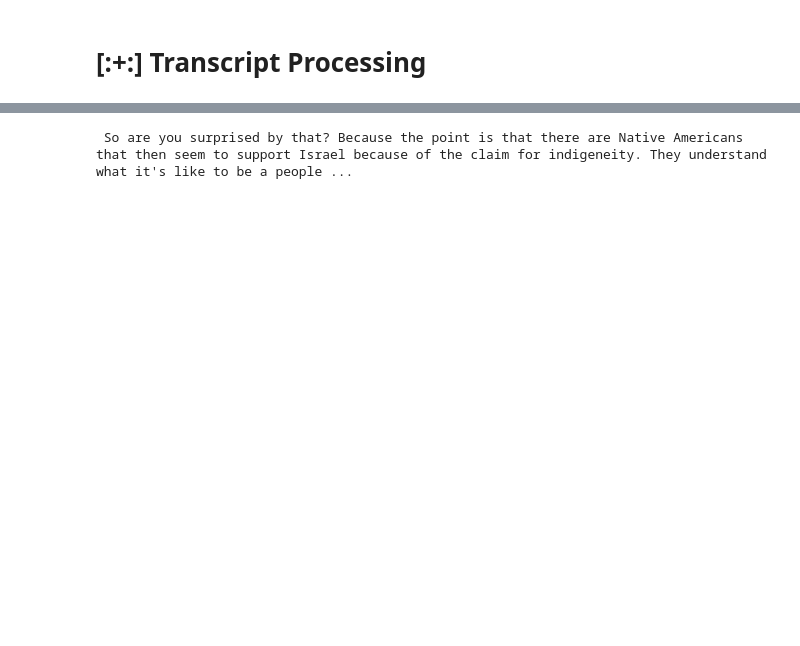
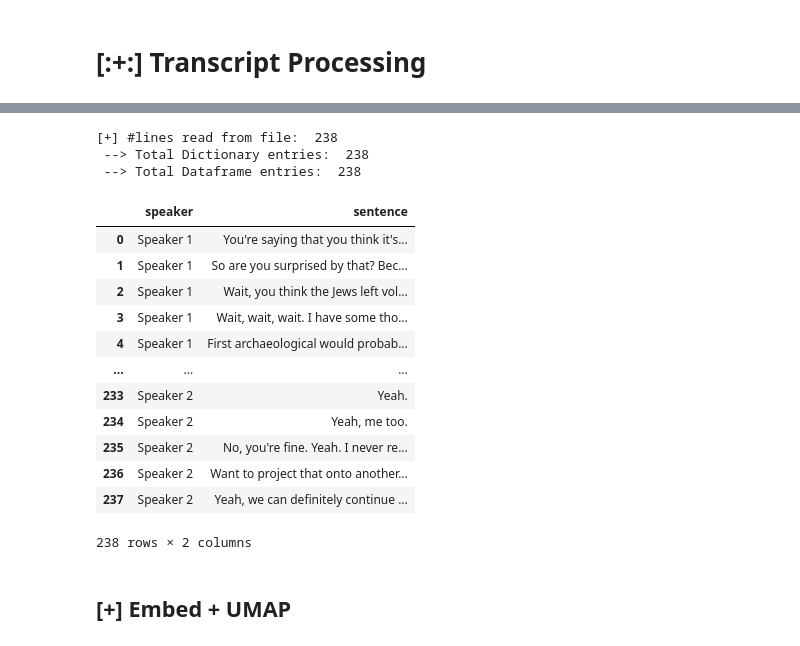
Before and after one commit to RyanAteser/Ideological_embeddings, a Jupyter notebook: TranscriptProcessing.ipynb, the cells around one changed output, grey strips where cells are left out. Cells and saved outputs as stored; diff of their text form; code cells hidden in the pictures; blank space fills up the shorter version.

Commit message:
processed the transcript to turn it into a mappable dictionary, UMAPPed the first 400 chars of every sentence with the speaker as th elabel, and could not eyeball any meaninguful clusters

```diff
--- a/TranscriptProcessing.ipynb
+++ b/TranscriptProcessing.ipynb
@@ -20,28 +13,58 @@ This will raise in a future version.
 # %%
 #Extract each line from the transcript, with no wordwrap, each line is a new speaker
 def readFile(filePath):
     with open(filePath, 'r') as file:
-        return file.read().split('\n')
+        lines= file.read().split('\n')
+        print('[+] #lines read from file: ',len(lines))
+        return lines
 
 # Create a dictionary where each speaker is a key and their spoken sentences are the values
 def transMapper(lines):
     trans_map= {}
+    regex= r'(.+): (.+)'
     for i in range(len(lines)):
-        regex= r'(.+): (.+)'
-
-        if re.match(regex, lines[0]):
+        if re.match(regex, lines[i]):
             speaker= lines[i][0:9]
             sentence= lines[i][10:]
 
             if speaker not in trans_map:
                 trans_map[speaker]= []
-            else:
-                trans_map[speaker].append(sentence)
+            trans_map[speaker].append(sentence)
+        else:
+            print('--> Non-match: ', lines[i])
+    print(' --> Total Dictionary entries: ', sum([len(trans_map[k]) for k in trans_map.keys()])  )
     return trans_map
 
 
+def trans_dataFramer(trans_map):
+    ts_df= pd.DataFrame(columns= ['speaker', 'sentence'])
+    for speaker in trans_map.keys():
+        for sentence in trans_map[speaker]:
+            newEntry= pd.DataFrame([{'speaker': speaker, 'sentence':sentence}])
+            ts_df= pd.concat([ts_df, newEntry], ignore_index= True)
+    print(' --> Total Dataframe entries: ', len(ts_df))
+    return ts_df
+
 #------------------------------------------------------------------------------------------------
 filePath= r'transcript_noTimeStamp.txt'
-trans_map= transMapper(readFile(filePath))
+ts_df= trans_dataFramer(transMapper(readFile(filePath)))
+ts_df
 # %% [output]
- So are you surprised by that? Because the point is that there are Native Americans that then seem to support Israel because of the claim for indigeneity. They understand what it's like to be a people ...
+[+] #lines read from file:  238
+ --> Total Dictionary entries:  238
+ --> Total Dataframe entries:  238
+|  | speaker | sentence |
+| 0 | Speaker 1 | You're saying that you think it's... |
+| 1 | Speaker 1 | So are you surprised by that? Bec... |
+| 2 | Speaker 1 | Wait, you think the Jews left vol... |
+| 3 | Speaker 1 | Wait, wait, wait. I have some tho... |
+| 4 | Speaker 1 | First archaeological would probab... |
+| ... | ... | ... |
+| 233 | Speaker 2 | Yeah. |
+| 234 | Speaker 2 | Yeah, me too. |
+| 235 | Speaker 2 | No, you're fine. Yeah. I never re... |
+| 236 | Speaker 2 | Want to project that onto another... |
+| 237 | Speaker 2 | Yeah, we can definitely continue ... |
+238 rows × 2 columns
+# %% [markdown]
+## __[+]__ Embed + UMAP
```
Also changed, not shown: parts of 6 cells of this notebook.
